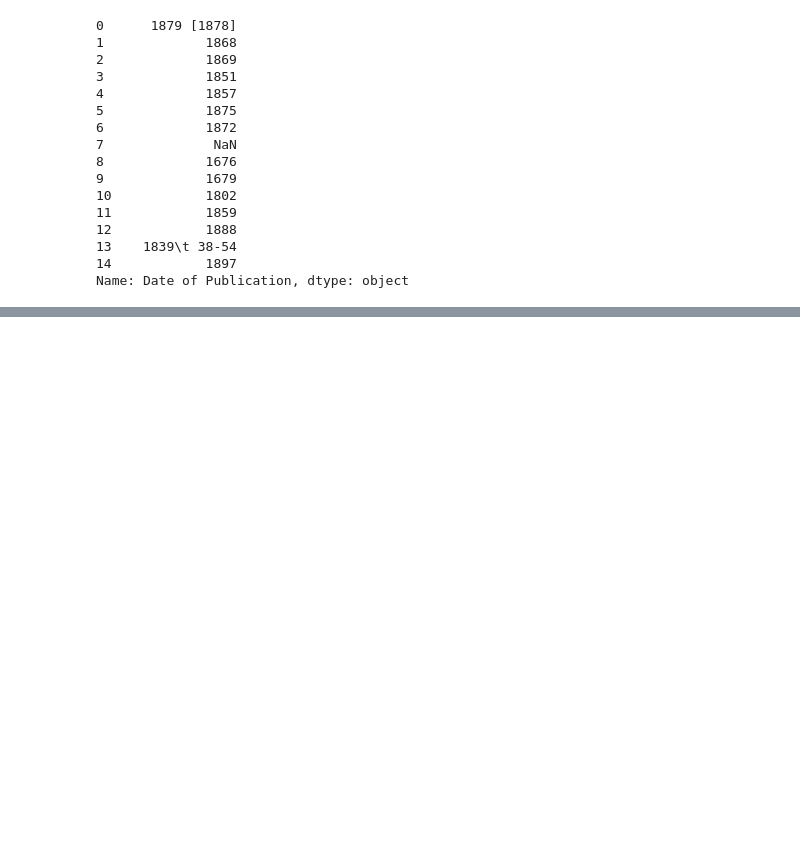
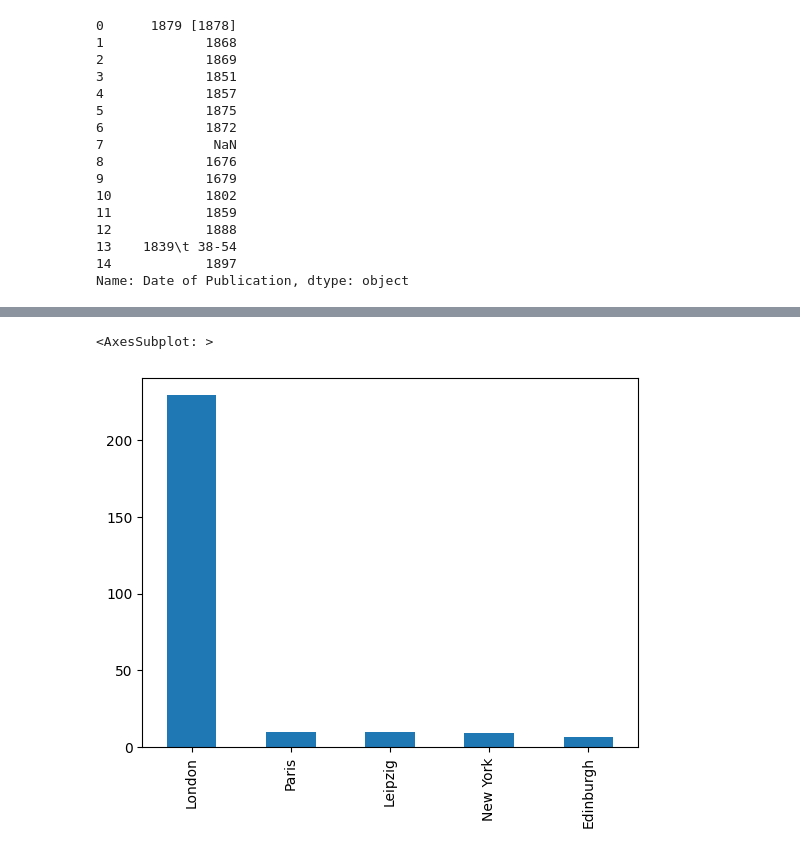
Before and after one commit to NTsaqif/visualisasi-data, a Jupyter notebook: project akhir.ipynb, the cells around one changed output, grey strips where cells are left out. Saved outputs shown, nothing was run; the diff lists cells and outputs as text; code cells hidden in the pictures; blank space fills up the shorter version.

```diff
--- a/project akhir.ipynb
+++ b/project akhir.ipynb
@@ -213,0 +197,6 @@ TypeError: Could not convert LondonLondonКіевъShaftesburyLondonLondonLondon
+# %%
+
+dt['Place of Publication'].value_counts()[:5].plot(kind='bar')
+# %% [output]
+<AxesSubplot: >
+[figure, added]
```
Also changed, not shown: parts of 12 cells of this notebook.
